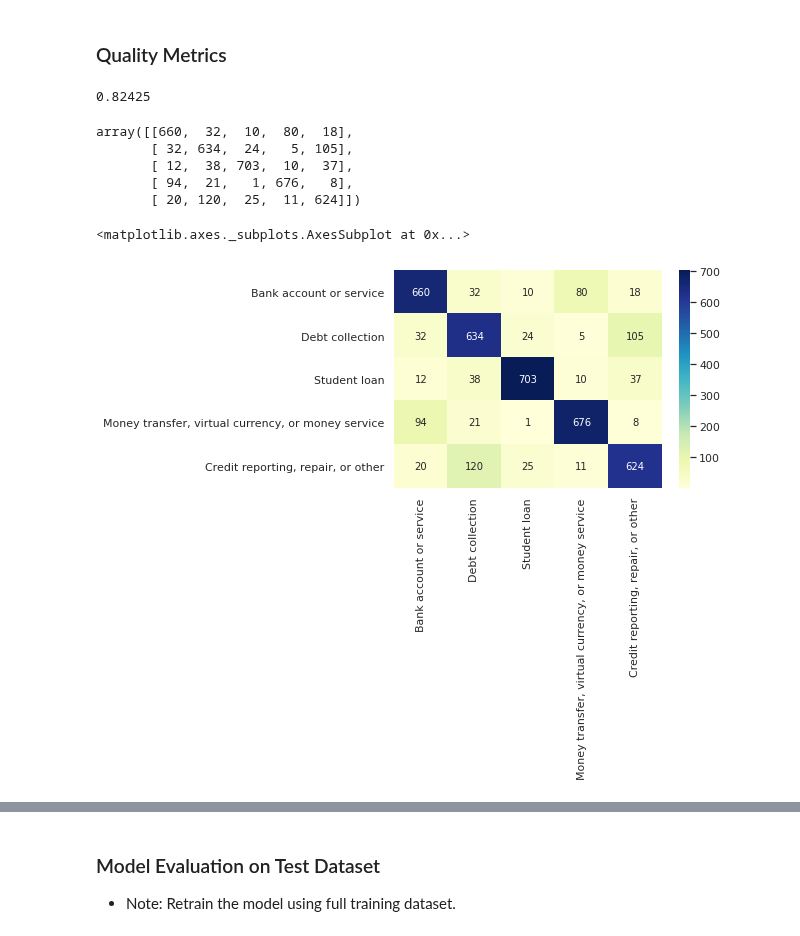
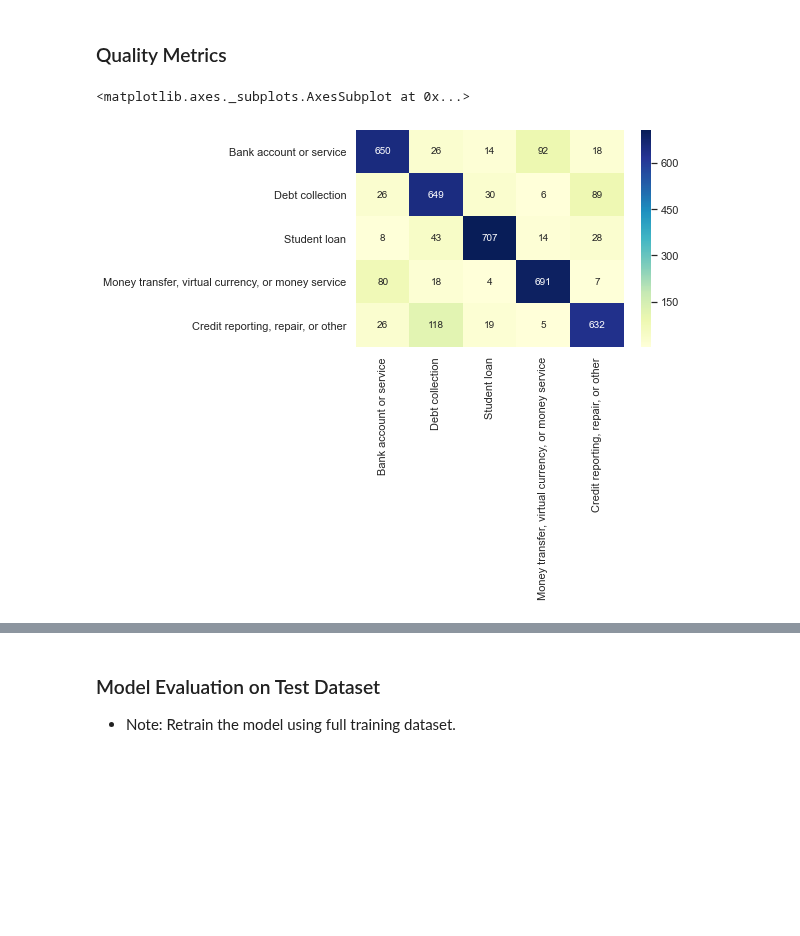
Before and after one commit to pardeep-singh/ml_classroom, a Jupyter notebook: text_classification_using_logistic_regression/consumer_complaints_classification.ipynb, the cells around one changed output, grey strips where cells are left out. Drawn from its saved outputs; the diff is of its cells as text; code cells hidden in the pictures; blank space fills up the shorter version.

Commit message:
Extend LR implementation for Multi Class classification
- Update Quality Metrics & Model Evaluation Section.
- Use CountVect instead of TfidfVect.

```diff
--- a/text_classification_using_logistic_regression/consumer_complaints_classification.ipynb
+++ b/text_classification_using_logistic_regression/consumer_complaints_classification.ipynb
@@ -362,5 +347,5 @@ sklearn_binary_classifier = LogisticRegression(penalty='none',
 # %%
-sklearn_binary_classifier.fit(X_train_tfidf_vectorizer, y_train == 'Student loan')
+sklearn_binary_classifier.fit(X_train_count_vectorizer, y_train == 'Student loan')
 # %% [output]
 STOP: TOTAL NO. of ITERATIONS REACHED LIMIT.
 
@@ -603,0 +542,6 @@ Common features count is 2
+# %%
+sklearn_multiclass_classifier = LogisticRegression(penalty='none',
+                                                   max_iter=101,
+                                                   random_state=RANDOM_STATE)
+# %%
+sklearn_multiclass_classifier.fit(X_train_count_vectorizer, y_train)
@@ -603,0 +561,2 @@ Common features count is 2
+# %%
+sklearn_multiclass_predictions = sklearn_multiclass_classifier.predict(X_test_count_vectorizer)
@@ -640,23 +681,11 @@ predictions = lr.predict(X_test_tfidf_vectorizer)
-# %%
-accuracy_score(y_test, predictions)
-# %% [output]
-0.82425
-# %%
-conf_matrix = confusion_matrix(y_test, predictions, labels=y_test.unique())
-conf_matrix
-# %% [output]
-array([[660,  32,  10,  80,  18],
-       [ 32, 634,  24,   5, 105],
-       [ 12,  38, 703,  10,  37],
-       [ 94,  21,   1, 676,   8],
-       [ 20, 120,  25,  11, 624]])
 # %%
-sns.heatmap(conf_matrix,
+sklearn_conf_matrix = confusion_matrix(y_test, sklearn_multiclass_predictions, labels=y_test.unique())
+sns.heatmap(sklearn_conf_matrix,
             cmap='YlGnBu',
             annot=True,
             fmt="d",
             xticklabels=y_test.unique(),
             yticklabels=y_test.unique())
 # %% [output]
 <matplotlib.axes._subplots.AxesSubplot at 0x...>
-[figure, old version]
+[figure, new version]
```
Also changed, not shown: parts of 42 cells of this notebook.
